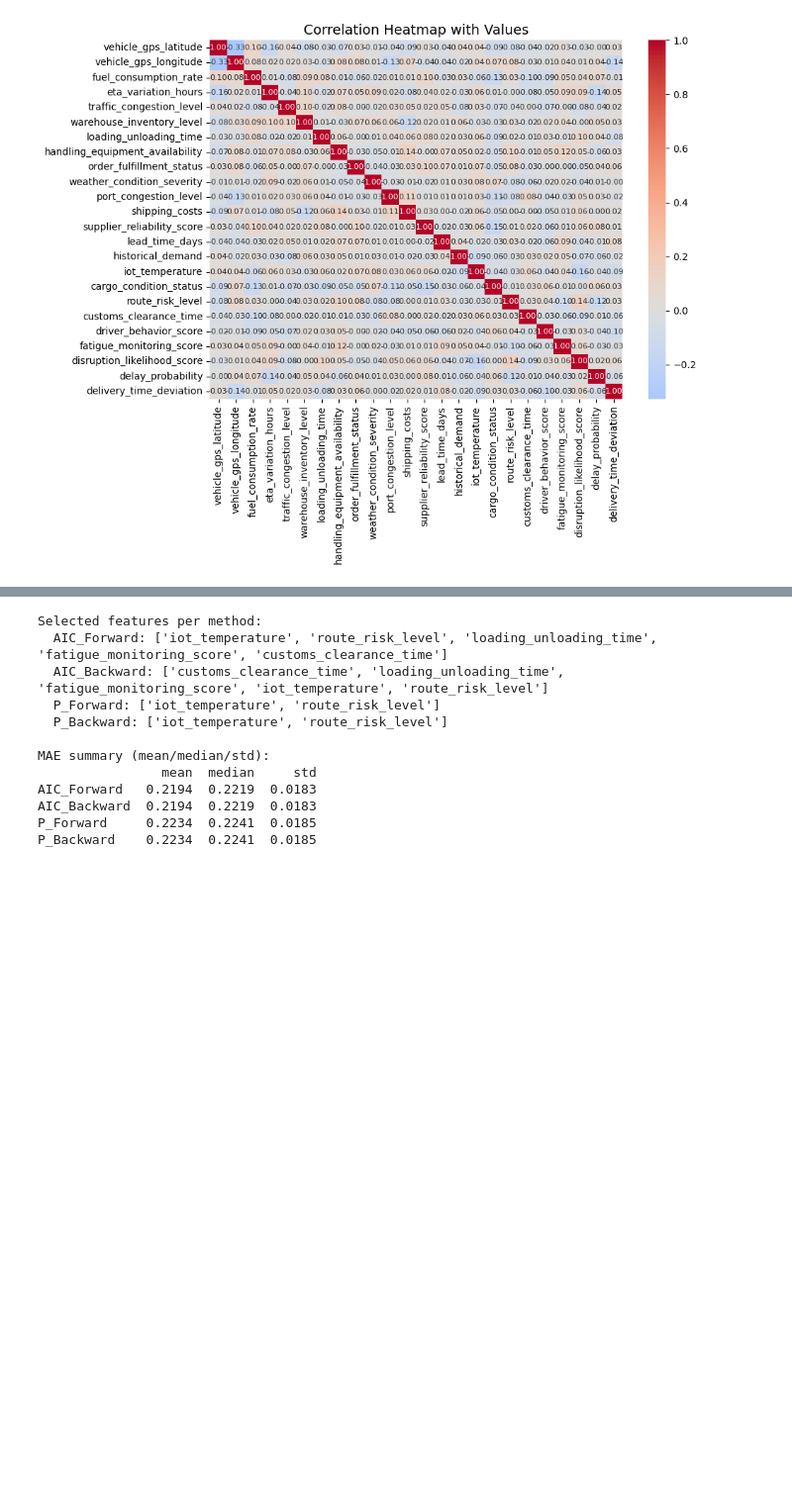
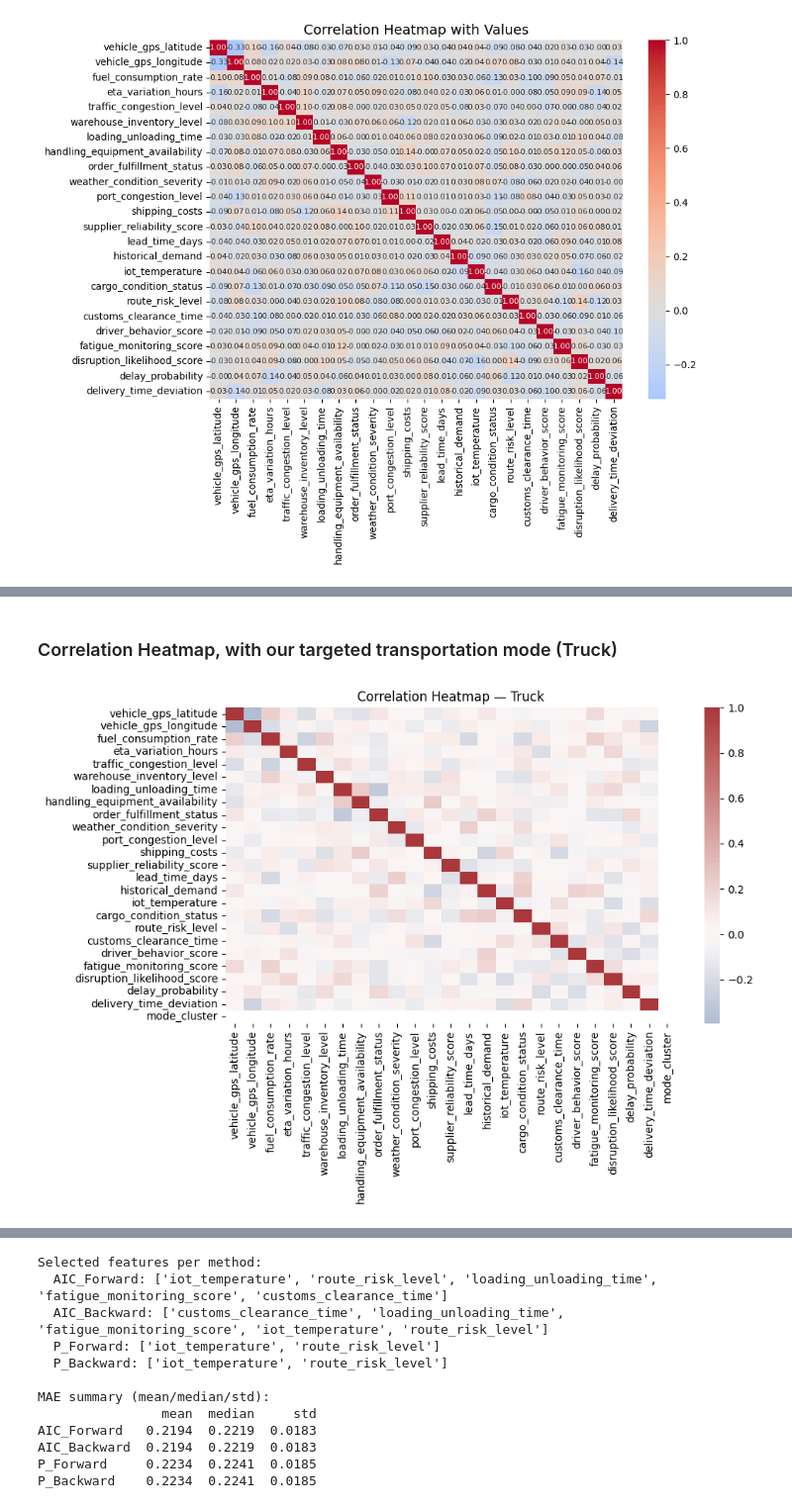
Before and after one commit to devilshadow04/datathon-25, a Jupyter notebook: modelling_southcali.ipynb, the cells around one changed output, grey strips where cells are left out. Shown at 99% size. Cells and saved outputs as stored; diff of their text form; code cells hidden in the pictures; blank space fills up the shorter version.

```diff
--- a/modelling_southcali.ipynb
+++ b/modelling_southcali.ipynb
@@ -399,0 +340,20 @@ m
+# %% [markdown]
+### Correlation Heatmap, with our targeted transportation mode (Truck)
+# %%
+num = df.select_dtypes(include=np.number).copy()
+df["mode_lc"] = df["transport_mode"].str.lower()
+
+def corr_heatmap_for_mode(mode):
+    sub = num[df["mode_lc"] == mode]
+    if len(sub) < 30:
+        print(f"{mode}: not enough rows")
+        return
+    corr = sub.corr(numeric_only=True)
+    plt.figure(figsize=(10,7))
+    sns.heatmap(corr, cmap="vlag", center=0, annot=False)
+    plt.title(f"Correlation Heatmap — {mode.capitalize()}")
+    plt.tight_layout(); plt.show()
+
+corr_heatmap_for_mode("truck")
+# %% [output]
+[figure, added]
```
Also changed, not shown: parts of 48 cells of this notebook.
